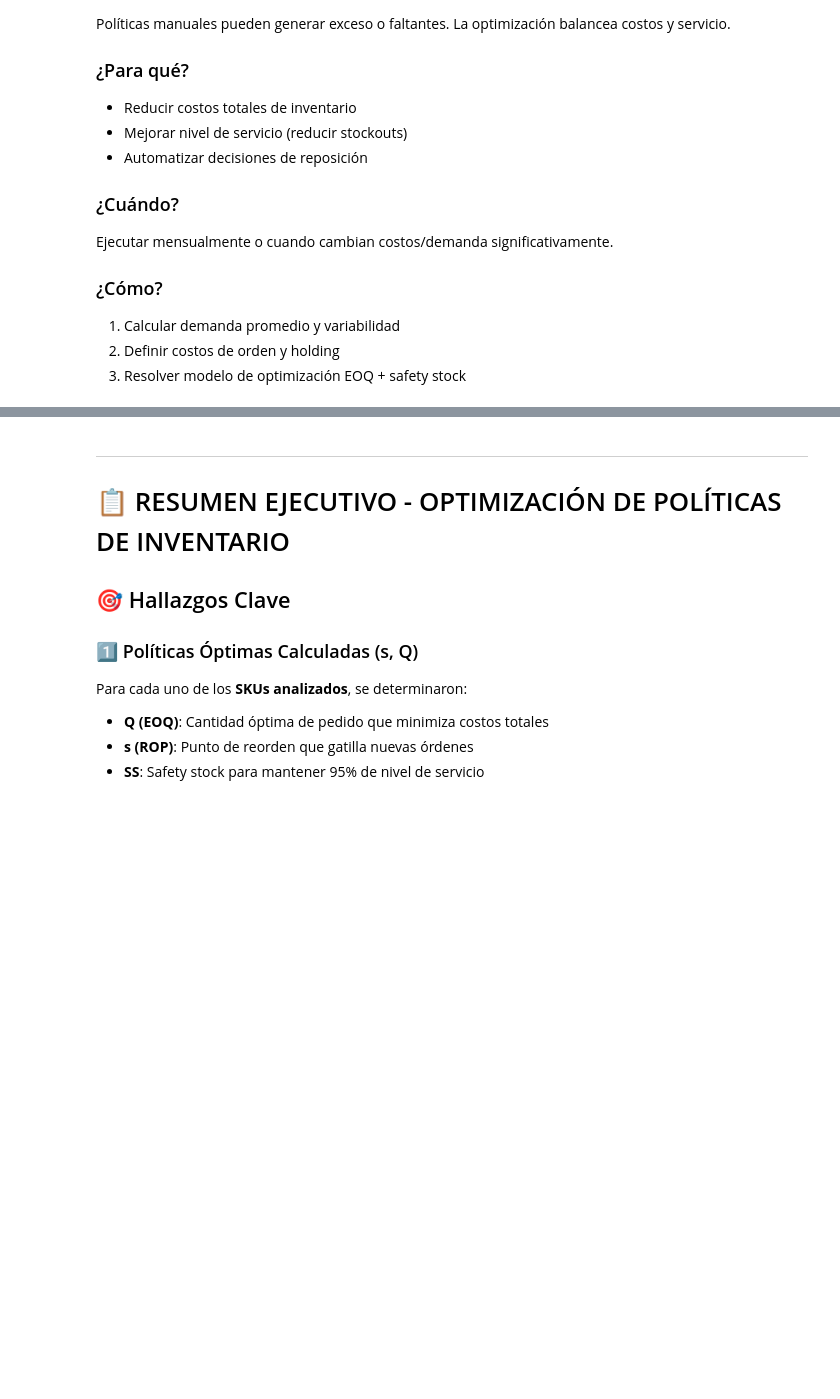
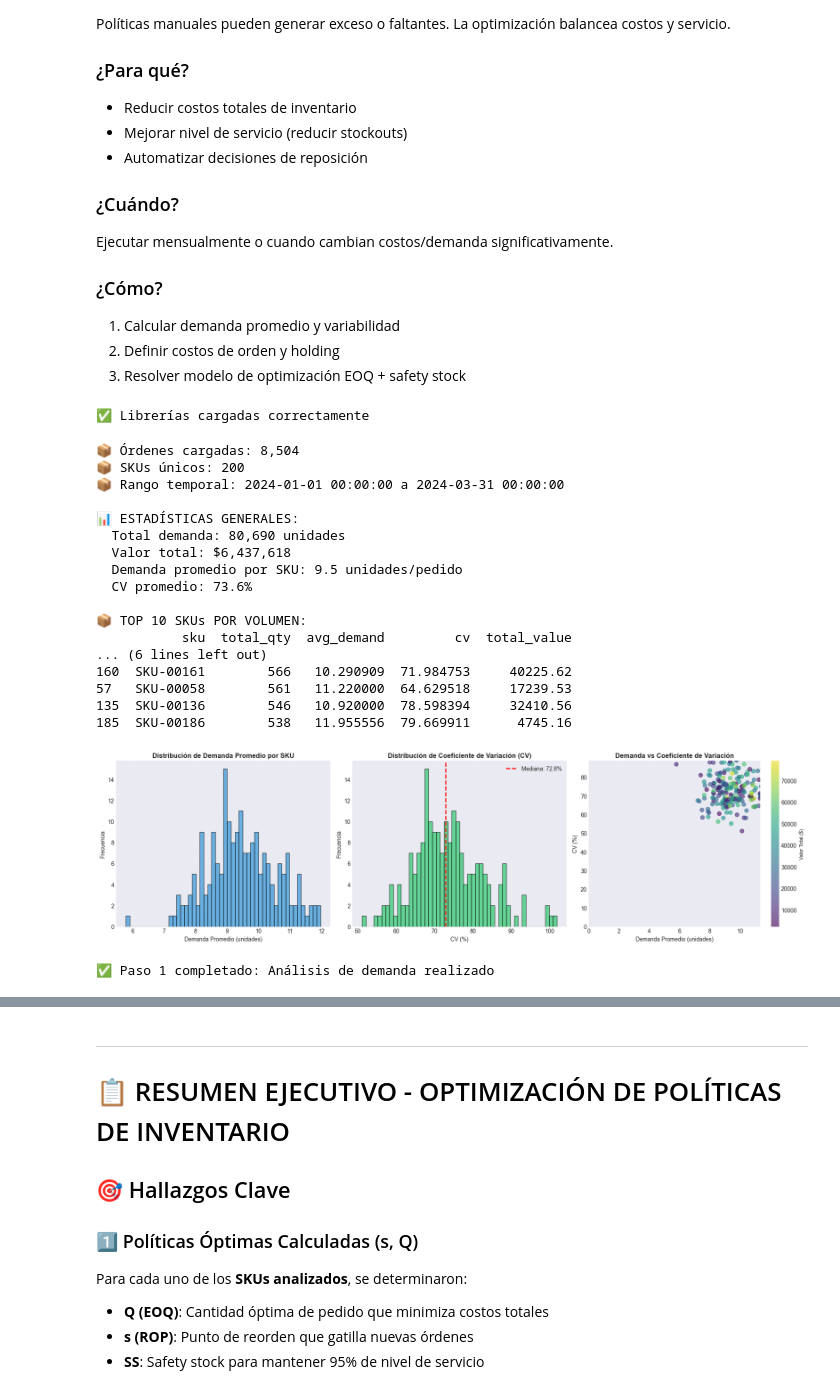
Before and after one commit to lraigosov/supply-chain-data-notebooks, a Jupyter notebook: notebooks/50_optimization_or/OR-02-politicas_inventario.ipynb, the cells around one changed output, grey strips where cells are left out. Drawn from its saved outputs; the diff is of its cells as text; code cells hidden in the pictures; blank space fills up the shorter version.

Commit message:
Add install guide and fix path imports in inventory policies notebook

```diff
--- a/notebooks/50_optimization_or/OR-02-politicas_inventario.ipynb
+++ b/notebooks/50_optimization_or/OR-02-politicas_inventario.ipynb
@@ -93,7 +150,10 @@ import numpy as np
 import matplotlib.pyplot as plt
 import seaborn as sns
 from scipy import stats
-from src.utils.paths import DATA_RAW
+from pathlib import Path
+
+# Definir ruta a datos
+DATA_RAW = Path('../../data/raw')
 
 # Configuración visual
 plt.style.use('seaborn-v0_8-darkgrid')
@@ -107,16 +167,19 @@ print("✅ Librerías cargadas correctamente")
 #    1. Detener la ejecución con el botón STOP (⏹️) en la barra superior
 #    2. Reiniciar el kernel: Ctrl+Shift+P → "Jupyter: Restart Kernel"
 #    3. Ejecutar nuevamente esta celda
+# %% [output]
+✅ Librerías cargadas correctamente
 # %%
 ## 📊 Paso 1: Cargar y Analizar Demanda por SKU
 
 # Cargar datos
-df_orders = pd.read_csv(DATA_RAW / 'orders.csv', parse_dates=['order_date'])
+df_orders = pd.read_csv(DATA_RAW / 'orders.csv')
+df_orders['date'] = pd.to_datetime(df_orders['date'])
 df_products = pd.read_csv(DATA_RAW / 'products.csv')
 
 print(f"📦 Órdenes cargadas: {len(df_orders):,}")
 print(f"📦 SKUs únicos: {df_orders['sku'].nunique()}")
-print(f"📦 Rango temporal: {df_orders['order_date'].min()} a {df_orders['order_date'].max()}")
+print(f"📦 Rango temporal: {df_orders['date'].min()} a {df_orders['date'].max()}")
 
 # Agregar información de productos
 df = df_orders.merge(df_products, on='sku', how='left')
@@ -154,33 +217,53 @@ axes[0].hist(sku_stats['avg_demand'], bins=50, color='#3498db', alpha=0.7, edgec
 axes[0].set_title('Distribución de Demanda Promedio por SKU', fontsize=12, fontweight='bold')
 axes[0].set_xlabel('Demanda Promedio (unidades)', fontsize=10)
 axes[0].set_ylabel('Frecuencia', fontsize=10)
 axes[0].grid(alpha=0.3)
 
 # Gráfico 2: Coeficiente de Variación
 axes[1].hist(sku_stats['cv'], bins=50, color='#2ecc71', alpha=0.7, edgecolor='black')
 axes[1].axvline(sku_stats['cv'].median(), color='red', linestyle='--', linewidth=2, label=f'Mediana: {sku_stats["cv"].median():.1f}%')
 axes[1].set_title('Distribución de Coeficiente de Variación (CV)', fontsize=12, fontweight='bold')
 axes[1].set_xlabel('CV (%)', fontsize=10)
 axes[1].set_ylabel('Frecuencia', fontsize=10)
 axes[1].legend()
 axes[1].grid(alpha=0.3)
 
 # Gráfico 3: Relación Demanda vs CV
 scatter = axes[2].scatter(sku_stats['avg_demand'], sku_stats['cv'],
                           c=sku_stats['total_value'], cmap='viridis', alpha=0.6, s=50)
 axes[2].set_title('Demanda vs Coeficiente de Variación', fontsize=12, fontweight='bold')
 axes[2].set_xlabel('Demanda Promedio (unidades)', fontsize=10)
 axes[2].set_ylabel('CV (%)', fontsize=10)
 axes[2].set_xlim(0, sku_stats['avg_demand'].quantile(0.95))
 axes[2].set_ylim(0, sku_stats['cv'].quantile(0.95))
 cbar = plt.colorbar(scatter, ax=axes[2])
 cbar.set_label('Valor Total ($)', fontsize=9)
 axes[2].grid(alpha=0.3)
 
 plt.tight_layout()
 plt.show()
 
 print("\n✅ Paso 1 completado: Análisis de demanda realizado")
+# %% [output]
+📦 Órdenes cargadas: 8,504
+📦 SKUs únicos: 200
+📦 Rango temporal: 2024-01-01 00:00:00 a 2024-03-31 00:00:00
+
+📊 ESTADÍSTICAS GENERALES:
+  Total demanda: 80,690 unidades
+  Valor total: $6,437,618
+  Demanda promedio por SKU: 9.5 unidades/pedido
+  CV promedio: 73.6%
+
+📦 TOP 10 SKUs POR VOLUMEN:
+           sku  total_qty  avg_demand         cv  total_value
+... (6 lines left out)
+160  SKU-00161        566   10.290909  71.984753     40225.62
+57   SKU-00058        561   11.220000  64.629518     17239.53
+135  SKU-00136        546   10.920000  78.598394     32410.56
+185  SKU-00186        538   11.955556  79.669911      4745.16
+[figure, added]
+✅ Paso 1 completado: Análisis de demanda realizado
 # %%
 ## 💰 Paso 2: Definir Parámetros de Costos y Servicio
 
```
Also changed, not shown: parts of 6 cells of this notebook.
